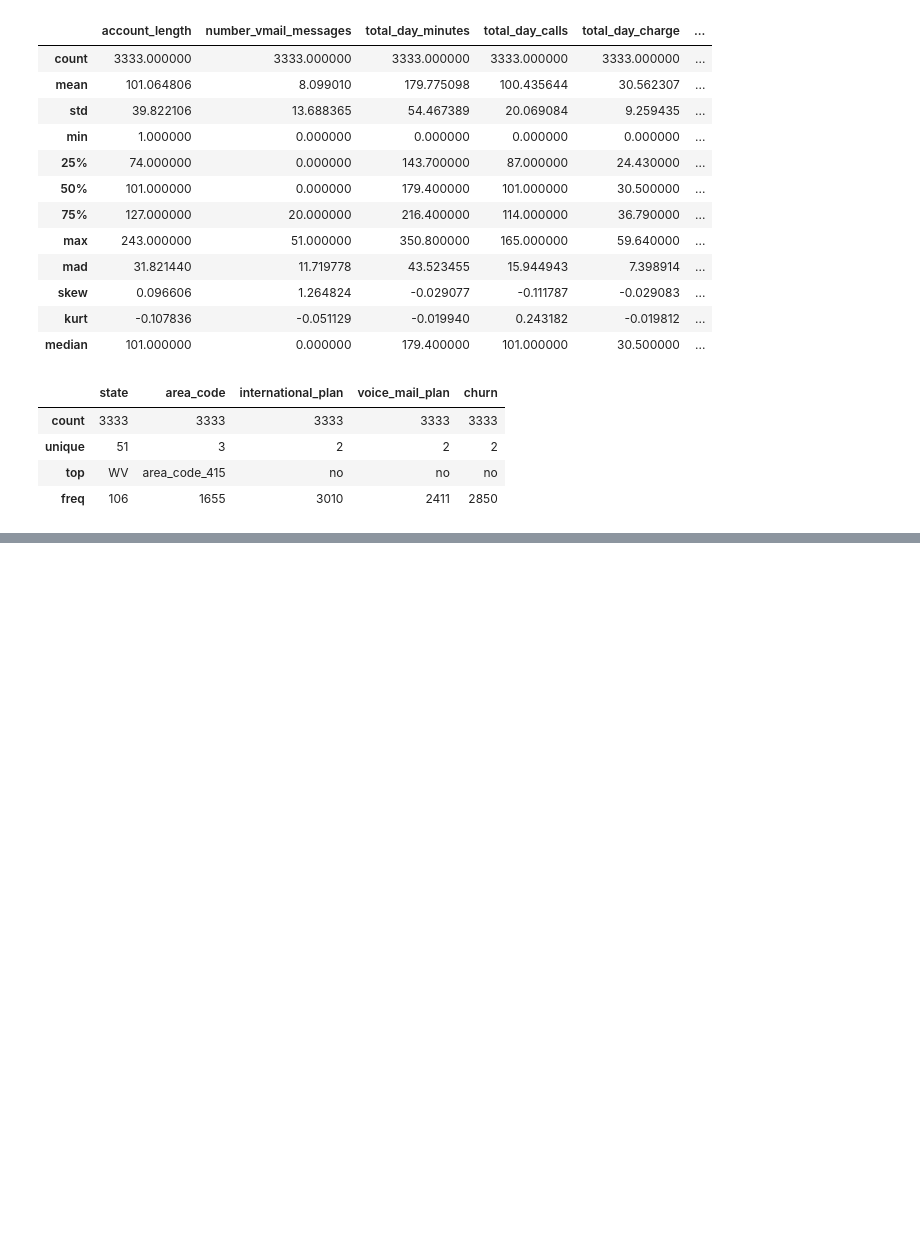
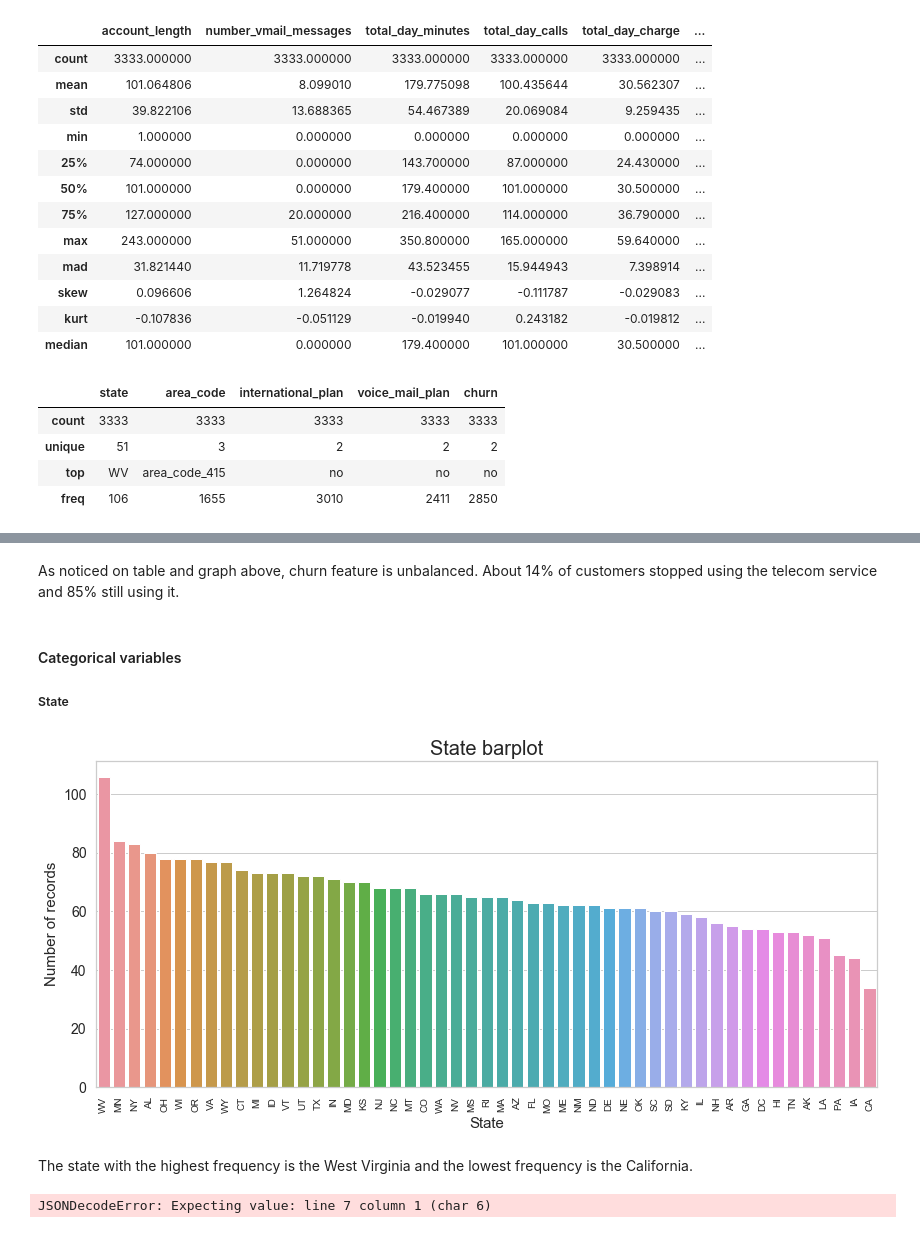
Before and after one commit to naiaraap/Predicting_Customer_Churn_in_Telecommunication_Operators, a Jupyter notebook: Predicting_Customer_Churn_in_Telecom_Operators.ipynb, the cells around one changed output, grey strips where cells are left out. Cells and saved outputs as stored; diff of their text form; code cells hidden in the pictures; blank space fills up the shorter version.

```diff
--- a/Predicting_Customer_Churn_in_Telecom_Operators.ipynb
+++ b/Predicting_Customer_Churn_in_Telecom_Operators.ipynb
@@ -107,0 +149,57 @@ df_train_num.toPandas().describe()
+# %% [markdown]
+As noticed on table and graph above, churn feature is unbalanced. About 14% of customers stopped using the telecom service and 85% still using it.
+# %% [markdown]
+#### Categorical variables
+##### State
+# %%
+# State variable barplot
+plt.figure(figsize=(14,6))
+
+sns.barplot(x=df_train.state.value_counts().index,
+            y=df_train.state.value_counts().values)
+
+plt.title('State barplot', size=20)
+plt.xlabel('State', size=15)
+plt.ylabel('Number of records', size=15)
+plt.yticks(fontsize=14)
+plt.xticks(fontsize=10, rotation=90)
+plt.show()
+# %% [output]
+[figure, added]
+# %% [markdown]
+The state with the highest frequency is the West Virginia and the lowest frequency is the California.
+# %%
+import folium
+
+# Load the shape of the zone (US states)
+# Find the original file here: https://github.com/python-visualization/folium/tree/master/examples/data
+# You have to download this file and set the directory where you saved it
+state_geo = os.path.join('/home/naiara/Documentos/DataScience/FCD/Projetos-3-4/' +
+'Predicting_Customer_Churn_in_Telecommunication_Operators', 'us-states.json')
+
+# Load the unemployment value of each state
+# Find the original file here: https://github.com/python-visualization/folium/tree/master/examples/data
+state_data = pd.DataFrame({'state': df_train.state.value_counts().index,
+                           'count': df_train.state.value_counts().values})
+
+# Initialize the map:
+m = folium.Map(location=[37, -102], zoom_start=5)
+
+# Add the color for the chloropleth:
+m.choropleth(
+ geo_data=state_geo,
+ name='choropleth',
+ data=state_data,
+ columns=['state', 'count'],
+ key_on='feature.id',
+ fill_color='YlGn',
+ fill_opacity=0.7,
+ line_opacity=0.2,
+ legend_name='Unemployment Rate (%)'
+)
+folium.LayerControl().add_to(m)
+
+# Save to html
+m.save('#292_folium_chloropleth_USA1.html')
+# %% [output]
+JSONDecodeError: Expecting value: line 7 column 1 (char 6)
```
Also changed, not shown: parts of 16 cells of this notebook.
